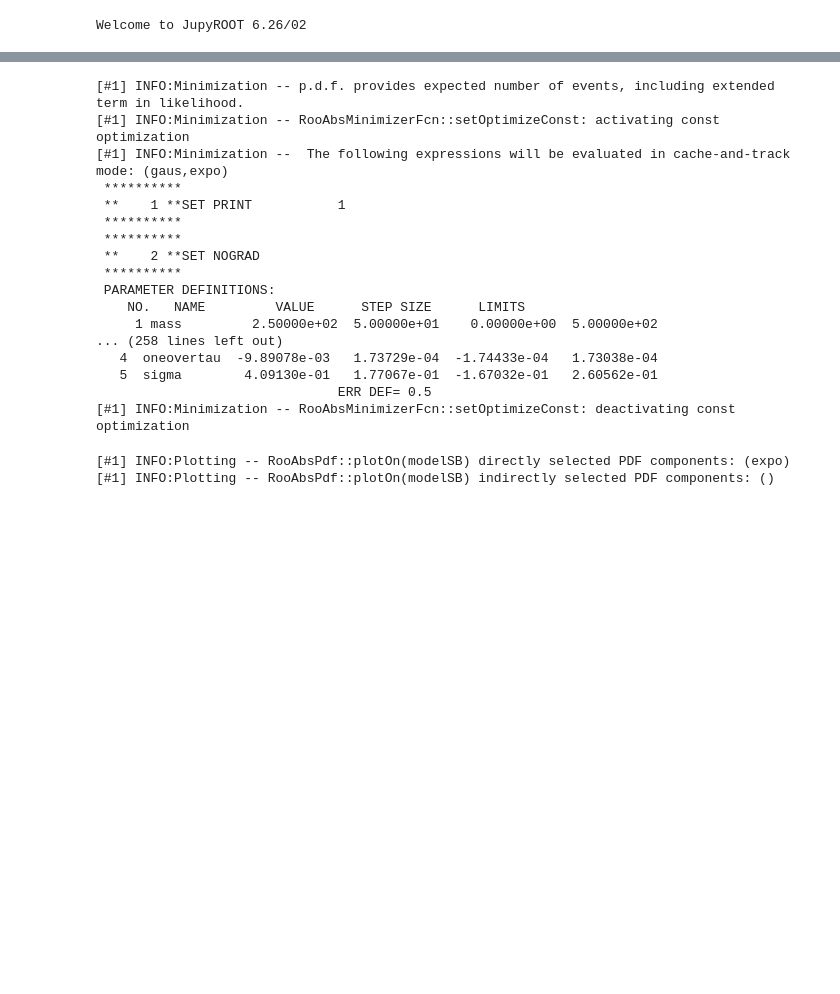
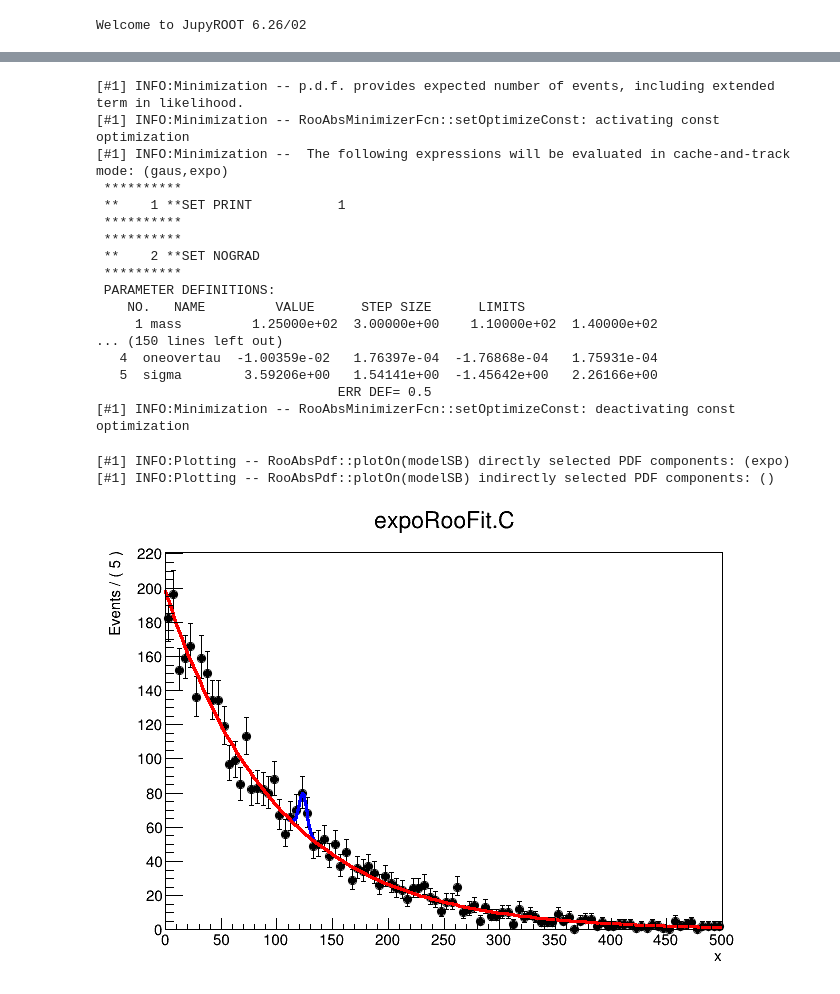
Before and after one commit to lenzip/conda, a Jupyter notebook: significance.ipynb, the cells around one changed output, grey strips where cells are left out. Saved outputs shown, nothing was run; the diff lists cells and outputs as text; code cells hidden in the pictures; blank space fills up the shorter version.

```diff
--- a/significance.ipynb
+++ b/significance.ipynb
@@ -17,7 +17,7 @@ xmax = 500.0
 x = ROOT.RooRealVar("x", "x", xmin, xmax);
 oneovertau = ROOT.RooRealVar("oneovertau", "oneovertau", -0.02, -0.1, -0.003)
 sigma = ROOT.RooRealVar("sigma", "sigma", 5, 0.1, 10)
-mass = ROOT.RooRealVar("mass", "mass",  0, 500)
+mass = ROOT.RooRealVar("mass", "mass",  110, 140)
 nbkg = ROOT.RooRealVar("nbkg", "nbkg", 3000., 4000.)
 nsig = ROOT.RooRealVar("nsig", "nsig", 0., 300.)
 expo = ROOT.RooExponential("expo","exponential function", x, oneovertau)
@@ -51,9 +51,9 @@ resSB = modelSB.fitTo(data, ROOT.RooFit.Save(True), ROOT.RooFit.Minos(True))
  **********
  PARAMETER DEFINITIONS:
     NO.   NAME         VALUE      STEP SIZE      LIMITS
-     1 mass         2.50000e+02  5.00000e+01    0.00000e+00  5.00000e+02
-... (258 lines left out)
-   4  oneovertau  -9.89078e-03   1.73729e-04  -1.74433e-04   1.73038e-04
-   5  sigma        4.09130e-01   1.77067e-01  -1.67032e-01   2.60562e-01
+     1 mass         1.25000e+02  3.00000e+00    1.10000e+02  1.40000e+02
+... (150 lines left out)
+   4  oneovertau  -1.00359e-02   1.76397e-04  -1.76868e-04   1.75931e-04
+   5  sigma        3.59206e+00   1.54141e+00  -1.45642e+00   2.26166e+00
                                ERR DEF= 0.5
 [#1] INFO:Minimization -- RooAbsMinimizerFcn::setOptimizeConst: deactivating const optimization
@@ -60,16 +62,17 @@ resSB = modelSB.fitTo(data, ROOT.RooFit.Save(True), ROOT.RooFit.Minos(True))
 # %%
 # plot results
 canvas = ROOT.TCanvas()
 canvas.cd()
 xframe = x.frame(ROOT.RooFit.Title("expoRooFit.C"),ROOT.RooFit.Bins(100),ROOT.RooFit.Range(0.,500.))
 data.plotOn(xframe)
 modelSB.plotOn(xframe)
 modelSB.plotOn(xframe, ROOT.RooFit.Components('expo'), ROOT.RooFit.LineColor(ROOT.kRed))
 xframe.Draw()
-ROOT.gPad.Update()
+ROOT.gPad.Draw()
 # %% [output]
 [#1] INFO:Plotting -- RooAbsPdf::plotOn(modelSB) directly selected PDF components: (expo)
 [#1] INFO:Plotting -- RooAbsPdf::plotOn(modelSB) indirectly selected PDF components: ()
+[figure, added]
 # %%
 # now redo the steps by hand
 # 1. construct the negative log likelihood
```
Also changed, not shown: parts of 5 cells of this notebook, 1 other file.
